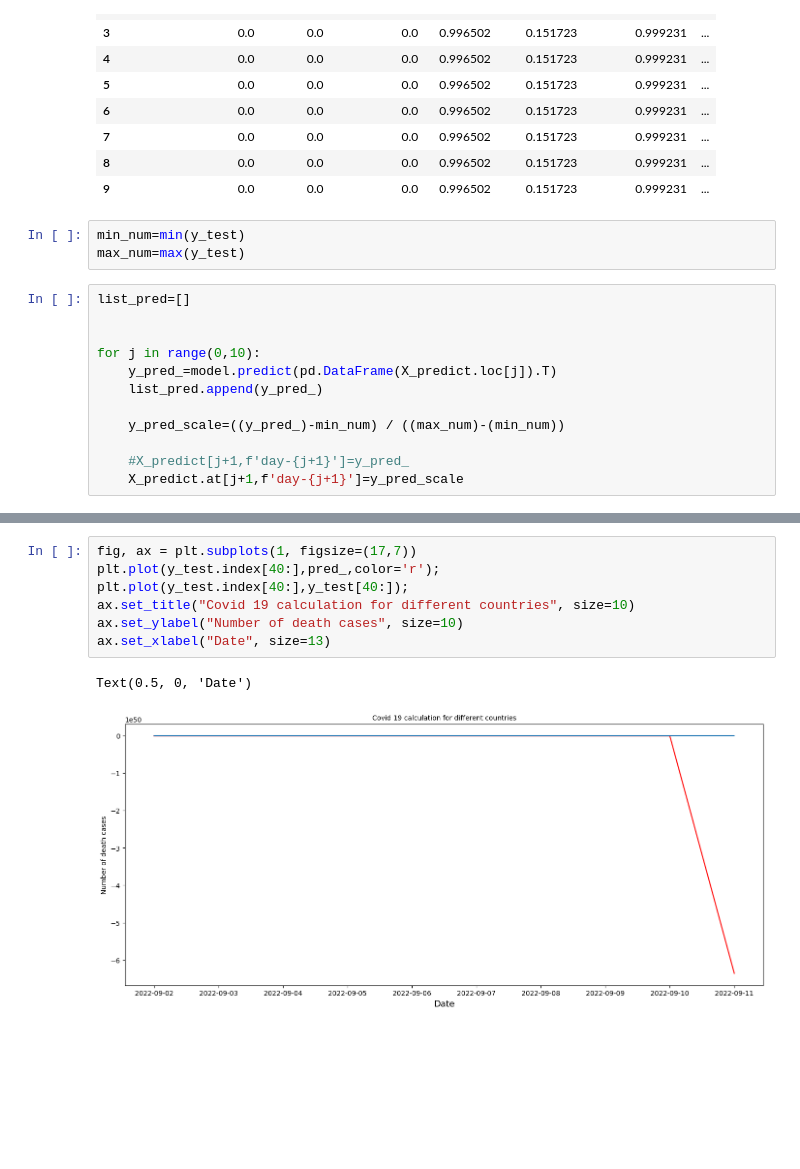
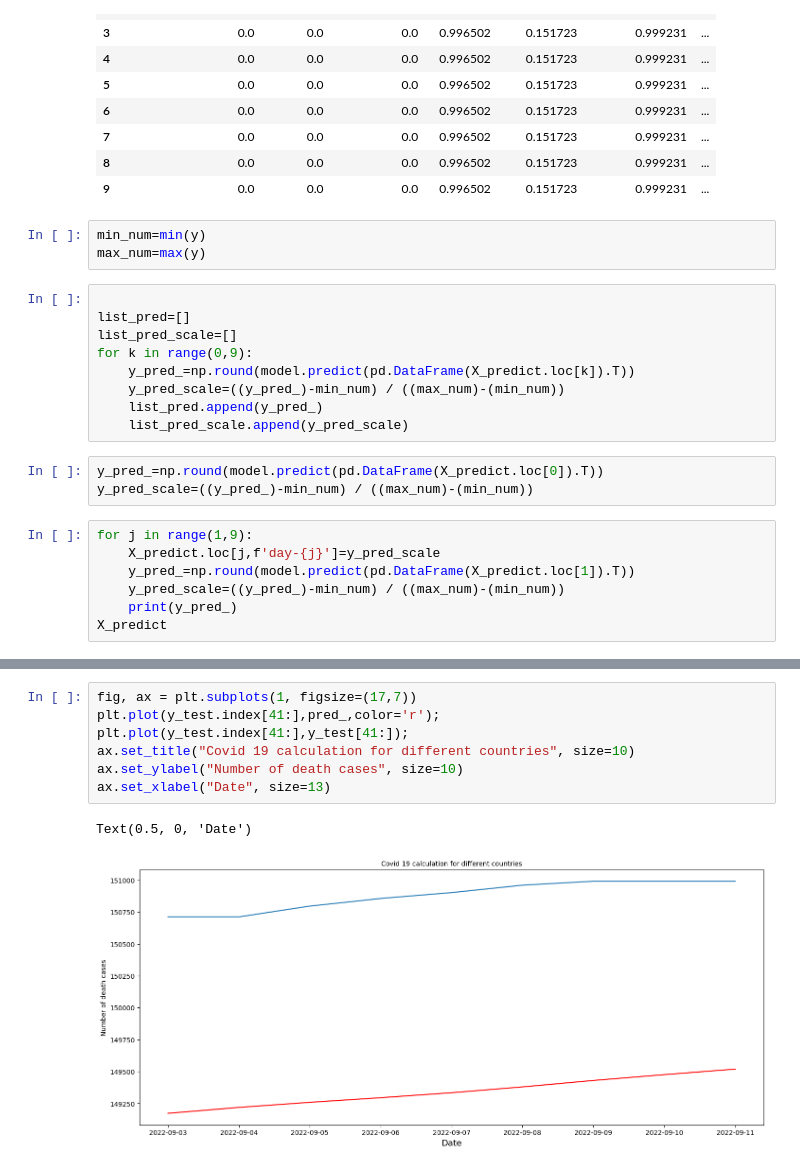
Before and after one commit to tekadata/covid_time_series_prediction, a Jupyter notebook: notebooks/model-France-pickle-prediction.ipynb, the cells around one changed output, grey strips where cells are left out. Cells and saved outputs as stored; diff of their text form; blank space fills up the shorter version.

Commit message:
committed model and prediction

```diff
--- a/notebooks/model-France-pickle-prediction.ipynb
+++ b/notebooks/model-France-pickle-prediction.ipynb
@@ -105,17 +174,24 @@ X_predict
 | 8 | 0.0 | 0.0 | 0.0 | 0.996502 | 0.151723 | 0.999231 | ... |
 | 9 | 0.0 | 0.0 | 0.0 | 0.996502 | 0.151723 | 0.999231 | ... |
 # %%
-min_num=min(y_test)
-max_num=max(y_test)
+min_num=min(y)
+max_num=max(y)
 # %%
+
 list_pred=[]
-
-
-for j in range(0,10):
-    y_pred_=model.predict(pd.DataFrame(X_predict.loc[j]).T)
+list_pred_scale=[]
+for k in range(0,9):
+    y_pred_=np.round(model.predict(pd.DataFrame(X_predict.loc[k]).T))
+    y_pred_scale=((y_pred_)-min_num) / ((max_num)-(min_num))
     list_pred.append(y_pred_)
-
-    y_pred_scale=((y_pred_)-min_num) / ((max_num)-(min_num))
-
-    #X_predict[j+1,f'day-{j+1}']=y_pred_
-    X_predict.at[j+1,f'day-{j+1}']=y_pred_scale
+    list_pred_scale.append(y_pred_scale)
+# %%
+y_pred_=np.round(model.predict(pd.DataFrame(X_predict.loc[0]).T))
+y_pred_scale=((y_pred_)-min_num) / ((max_num)-(min_num))
+# %%
+for j in range(1,9):
+    X_predict.loc[j,f'day-{j}']=y_pred_scale
+    y_pred_=np.round(model.predict(pd.DataFrame(X_predict.loc[1]).T))
+    y_pred_scale=((y_pred_)-min_num) / ((max_num)-(min_num))
+    print(y_pred_)
+X_predict
@@ -139,10 +389,10 @@ pred_=pd.DataFrame(list_pred)
 # %%
 fig, ax = plt.subplots(1, figsize=(17,7))
-plt.plot(y_test.index[40:],pred_,color='r');
-plt.plot(y_test.index[40:],y_test[40:]);
+plt.plot(y_test.index[41:],pred_,color='r');
+plt.plot(y_test.index[41:],y_test[41:]);
 ax.set_title("Covid 19 calculation for different countries", size=10)
 ax.set_ylabel("Number of death cases", size=10)
 ax.set_xlabel("Date", size=13)
 # %% [output]
 Text(0.5, 0, 'Date')
-[figure, old version]
+[figure, new version]
```
Also changed, not shown: parts of 15 cells of this notebook, 4 other files.
